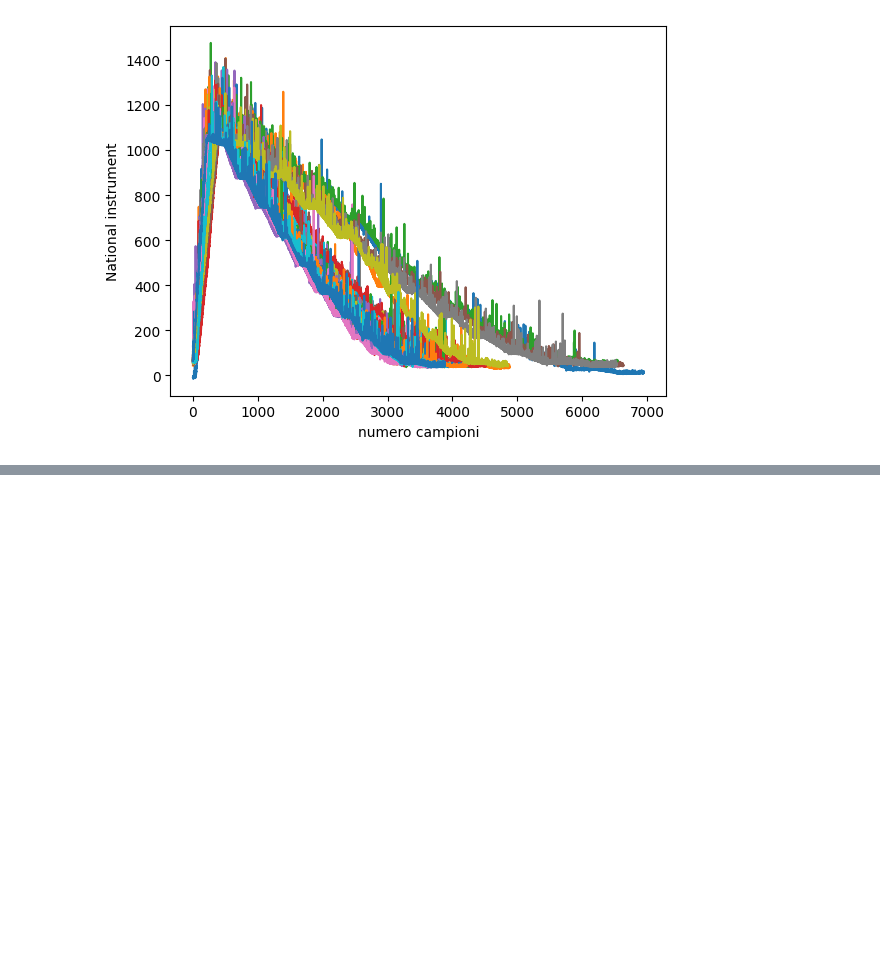
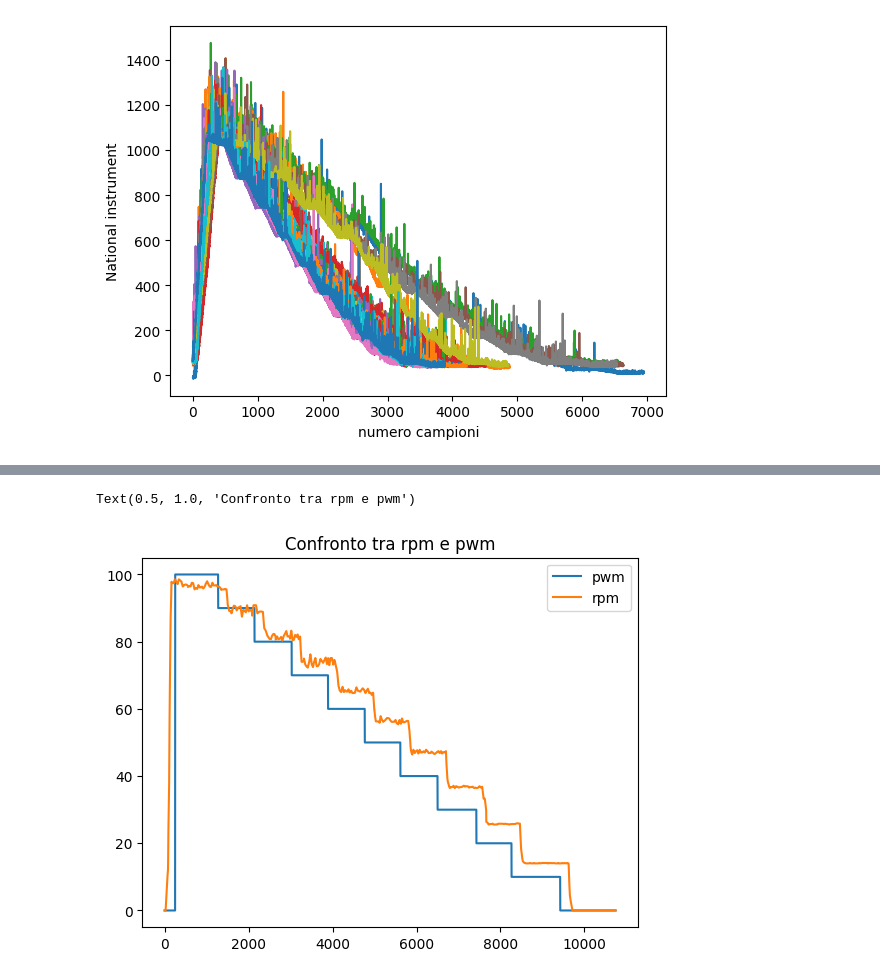
Before and after one commit to Simone-Scalella/Manutenzione_preventiva, a Jupyter notebook: analisi_full_dis.ipynb, the cells around one changed output, grey strips where cells are left out. Cells and saved outputs as stored; diff of their text form; code cells hidden in the pictures; blank space fills up the shorter version.

```diff
--- a/analisi_full_dis.ipynb
+++ b/analisi_full_dis.ipynb
@@ -151,3 +207,24 @@ for ni,rpm,volt,indice in zip(allNI,allRPM,all_Volts,range(len(allNI))):
+# %%
+dim = max([len(allNIOld[0].index),len(allRPMOld[0].index),len(all_VoltsOld[0].index)])
+
+#creazione del PWM
+def genpwm(x):
+        res = 100
+        for i in Minindexes:
+            if x>i:
+                res = res-10
+        return res
+ranges = DataFrameMean.index
+maxindex = gradientDataframe.iloc[ilocs_max].nlargest(1,0, keep='first')
+allPWMOld = [0]*250 + list(map(genpwm,list(ranges)))
+allPWMOld = pd.DataFrame(allPWMOld,columns=['pwm'])
+allPWMOld['pwm'].plot(label='pwm')
+(allRPMOld[0]['rpm']/100).plot(label='rpm')
+plt.legend()
+plt.title('Confronto tra rpm e pwm')
+# %% [output]
+Text(0.5, 1.0, 'Confronto tra rpm e pwm')
+[figure, added]
 # %%
 print(allNI[0])
 maxindex = allNI[0].nlargest(1,'Voltage', keep='first').index[0]
```
Also changed, not shown: parts of 25 cells of this notebook.
